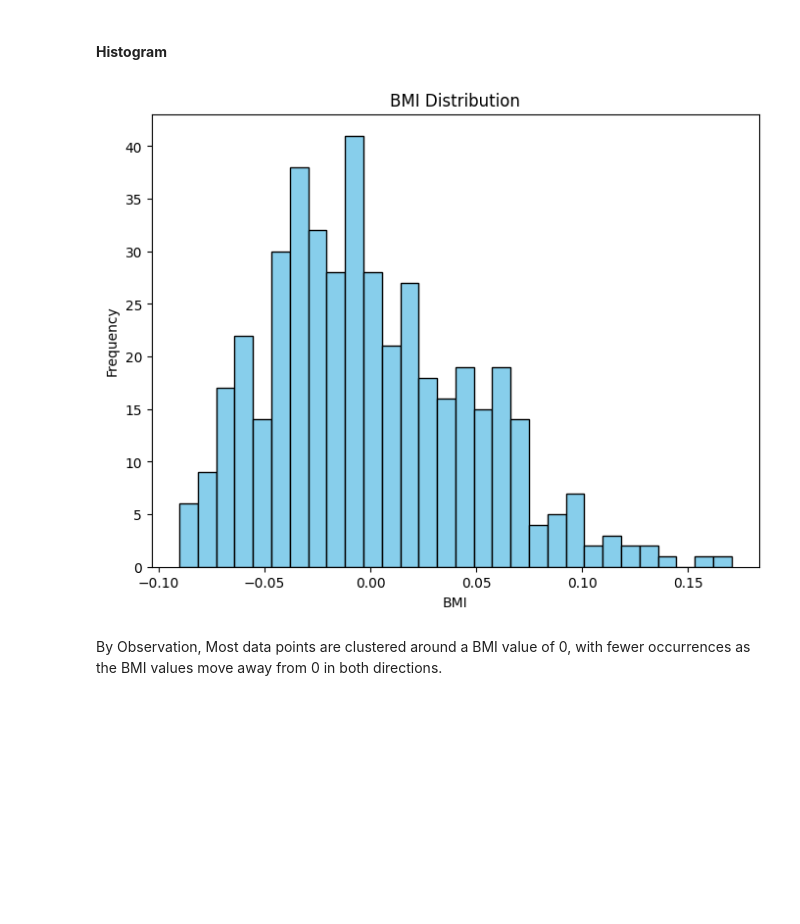
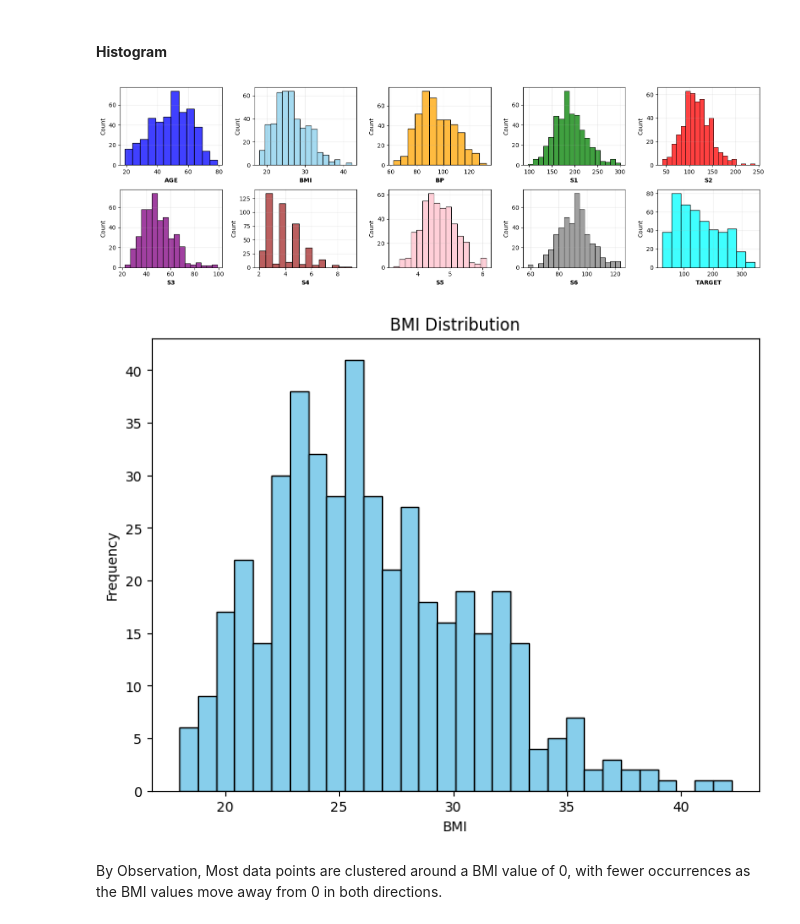
Before and after one commit to shireeshatn/CSCN8010-Labs, a Jupyter notebook: Polynomial Regression.ipynb, the cells around one changed output. Saved outputs shown, nothing was run; the diff lists cells and outputs as text; code cells hidden in the pictures; blank space fills up the shorter version.

```diff
--- a/Polynomial Regression.ipynb
+++ b/Polynomial Regression.ipynb
@@ -92,14 +126,31 @@ The data appears to be standardized, with means close to zero and standard devia
 # %% [markdown]
 #### **Histogram**
+# %%
+# Creating a histogram subplot grid to visualize the distribution of selected features and the target variable.
+plt.figure(figsize=(16,5))
+
+# Define a list of colors for each histogram
+colors = ['blue', 'skyblue', 'orange', 'green', 'red', 'purple', 'brown', 'pink', 'gray', 'cyan', 'magenta']
+
+# Iterate over the selected columns for visualization
+for i, (col, color) in enumerate(zip(['age', 'bmi', 'bp', 's1', 's2', 's3', 's4', 's5', 's6', 'target'], colors)):
+    plt.subplot(2,5,i+1)
+    sns.histplot(df[col], color=color)
+    plt.grid(alpha=0.25)
+    plt.xlabel("$\\bf{"+col.upper()+"}$")
+plt.tight_layout()
+plt.show()
+# %% [output]
+[figure, added]
 # %%
 plt.figure(figsize=(8, 6))
-plt.hist(X, bins=30, color='skyblue', edgecolor='black')
+plt.hist(df["bmi"], bins=30, color='skyblue', edgecolor='black')
 plt.title('BMI Distribution')
 plt.xlabel('BMI')
 plt.ylabel('Frequency')
 plt.show()
 # %% [output]
-[figure, old version]
+[figure, new version]
 # %% [markdown]
 By Observation, Most data points are clustered around a BMI value of 0, with fewer occurrences as the BMI values move away from 0 in both directions.
 # %%
```
Also changed, not shown: parts of 21 cells of this notebook.
